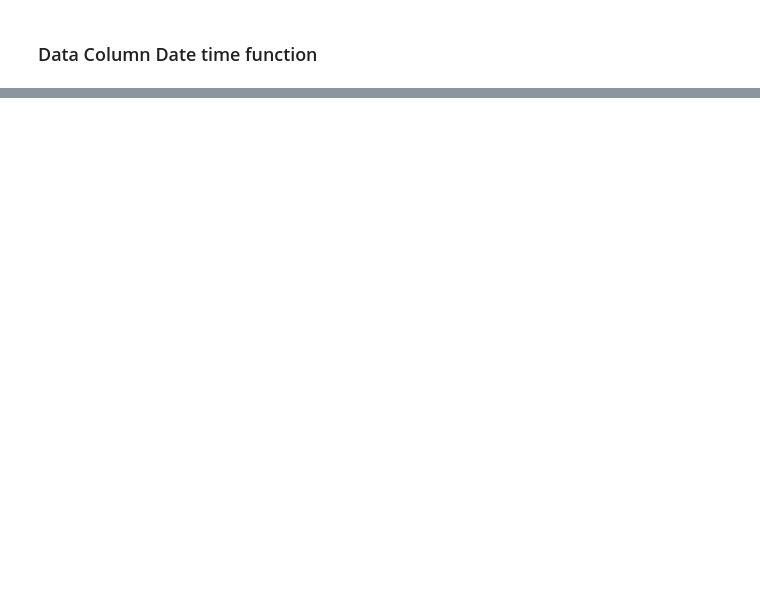
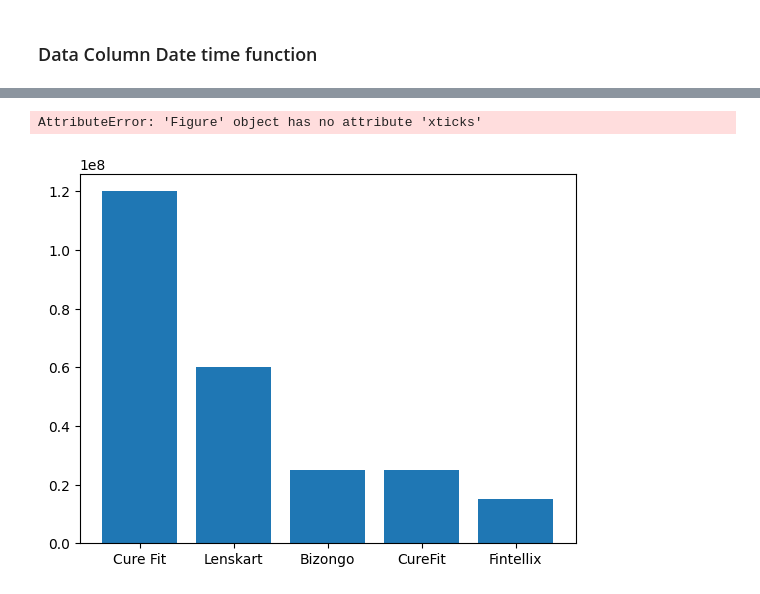
Before and after one commit to ndangol4873/ML_NOTE, a Jupyter notebook: Python/Streamlit/Streamlit_Usecase/experiment.ipynb, the cells around one changed output, grey strips where cells are left out. Cells and saved outputs as stored; diff of their text form; code cells hidden in the pictures; blank space fills up the shorter version.

```diff
--- a/Python/Streamlit/Streamlit_Usecase/experiment.ipynb
+++ b/Python/Streamlit/Streamlit_Usecase/experiment.ipynb
@@ -205,0 +297,7 @@ df.head(200)
+# %%
+fig, ax = plt.subplots()
+ax.bar(test['starup'], test['amount'])
+fig.xticks('verticle')
+# %% [output]
+AttributeError: 'Figure' object has no attribute 'xticks'
+[figure, added]
```
Also changed, not shown: parts of 25 cells of this notebook, 1 other file.
